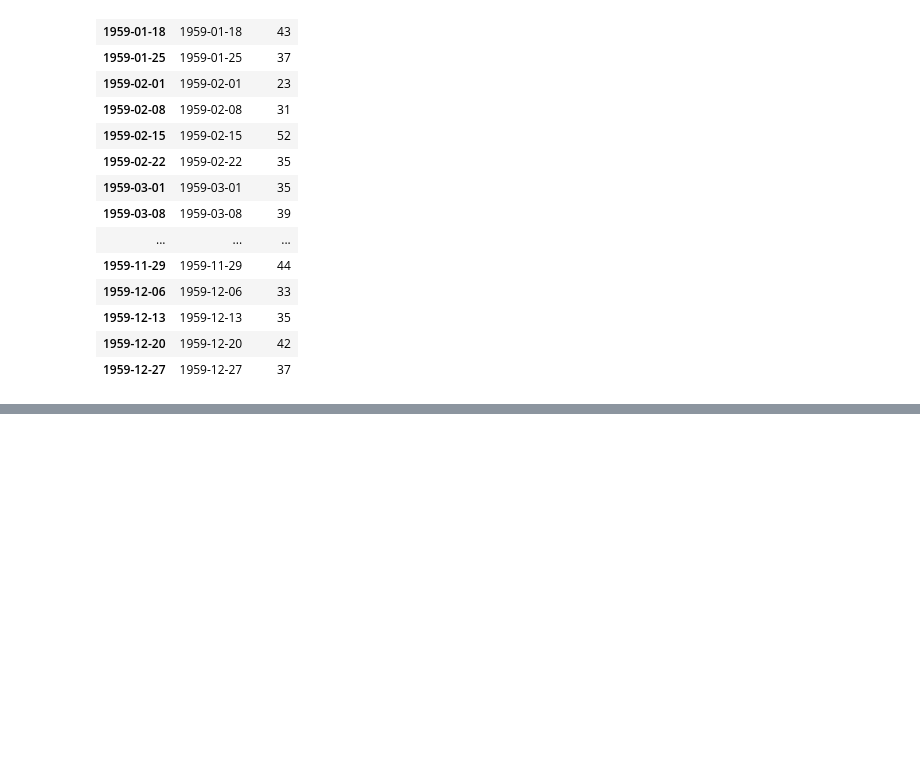
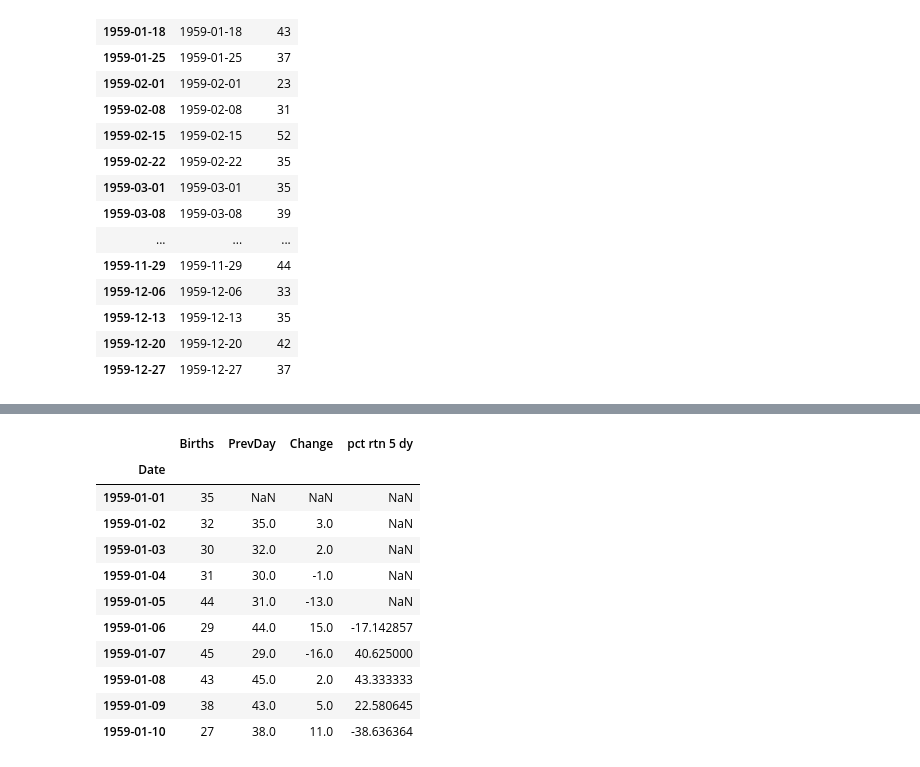
Before and after one commit to Rajiv2806/Python-Code-Helpers, a Jupyter notebook: Pandas/Pandas Dates.ipynb, the cells around one changed output, grey strips where cells are left out. Cells and saved outputs as stored; diff of their text form; code cells hidden in the pictures; blank space fills up the shorter version.

```diff
--- a/Pandas/Pandas Dates.ipynb
+++ b/Pandas/Pandas Dates.ipynb
@@ -265,0 +811,4 @@ df.asfreq("W", method='pad')
+# %%
+dataset_url = "https://raw.githubusercontent.com/jbrownlee/Datasets/master/daily-total-female-births.csv"
+df = pd.read_csv(dataset_url, parse_dates=['Date'], index_col='Date')
+df.head()
@@ -265,0 +843,3 @@ df.asfreq("W", method='pad')
+# %%
+df['PrevDay'] = df.shift(1)
+df.head()
@@ -265,0 +854,3 @@ df.asfreq("W", method='pad')
+# %%
+df['Change'] = df['PrevDay'] - df['Births']
+df.head()
@@ -265,0 +865,16 @@ df.asfreq("W", method='pad')
+# %%
+# df['pct rtn 5 dy'] = (df['Births'] - df['Births'].shift(5))*100/df['Births'].shift(5)
+df.head(10)
+# %% [output]
+|  | Births | PrevDay | Change | pct rtn 5 dy |
+| Date |  |  |  |  |
+| 1959-01-01 | 35 | NaN | NaN | NaN |
+| 1959-01-02 | 32 | 35.0 | 3.0 | NaN |
+| 1959-01-03 | 30 | 32.0 | 2.0 | NaN |
+| 1959-01-04 | 31 | 30.0 | -1.0 | NaN |
+| 1959-01-05 | 44 | 31.0 | -13.0 | NaN |
+| 1959-01-06 | 29 | 44.0 | 15.0 | -17.142857 |
+| 1959-01-07 | 45 | 29.0 | -16.0 | 40.625000 |
+| 1959-01-08 | 43 | 45.0 | 2.0 | 43.333333 |
+| 1959-01-09 | 38 | 43.0 | 5.0 | 22.580645 |
+| 1959-01-10 | 27 | 38.0 | 11.0 | -38.636364 |
```
Also changed, not shown: parts of 73 cells of this notebook.
